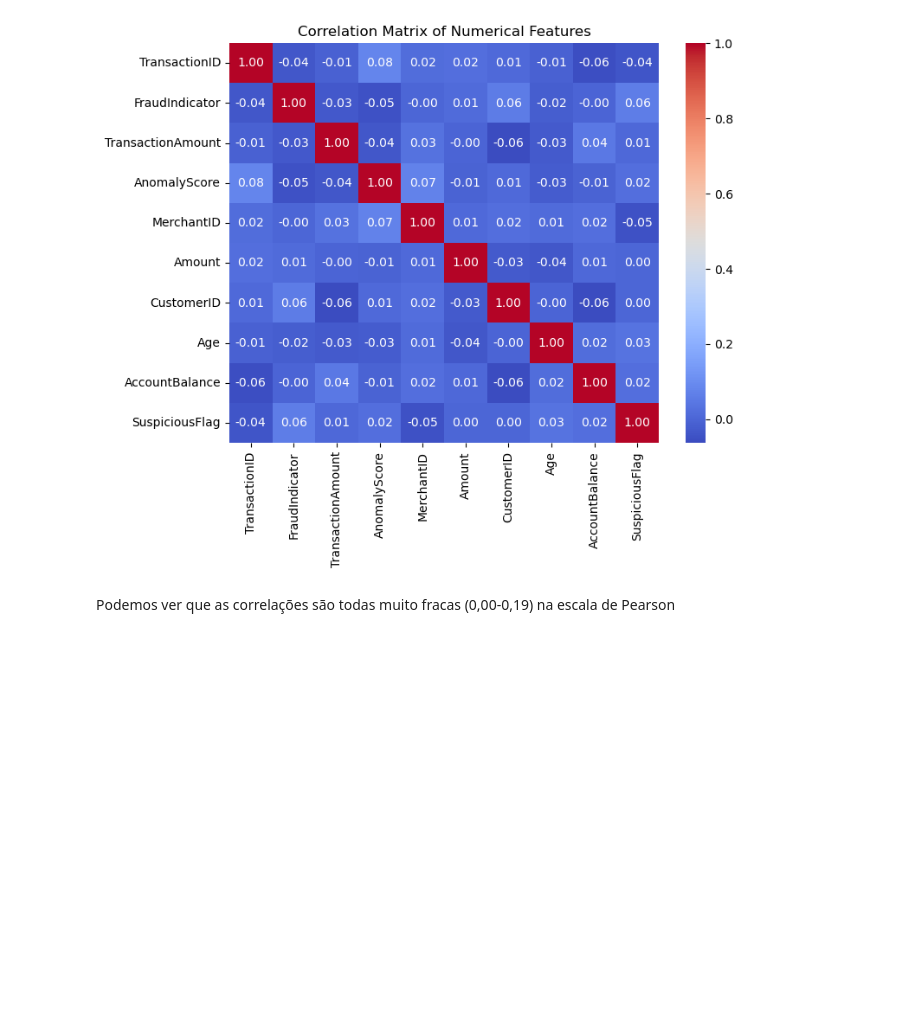
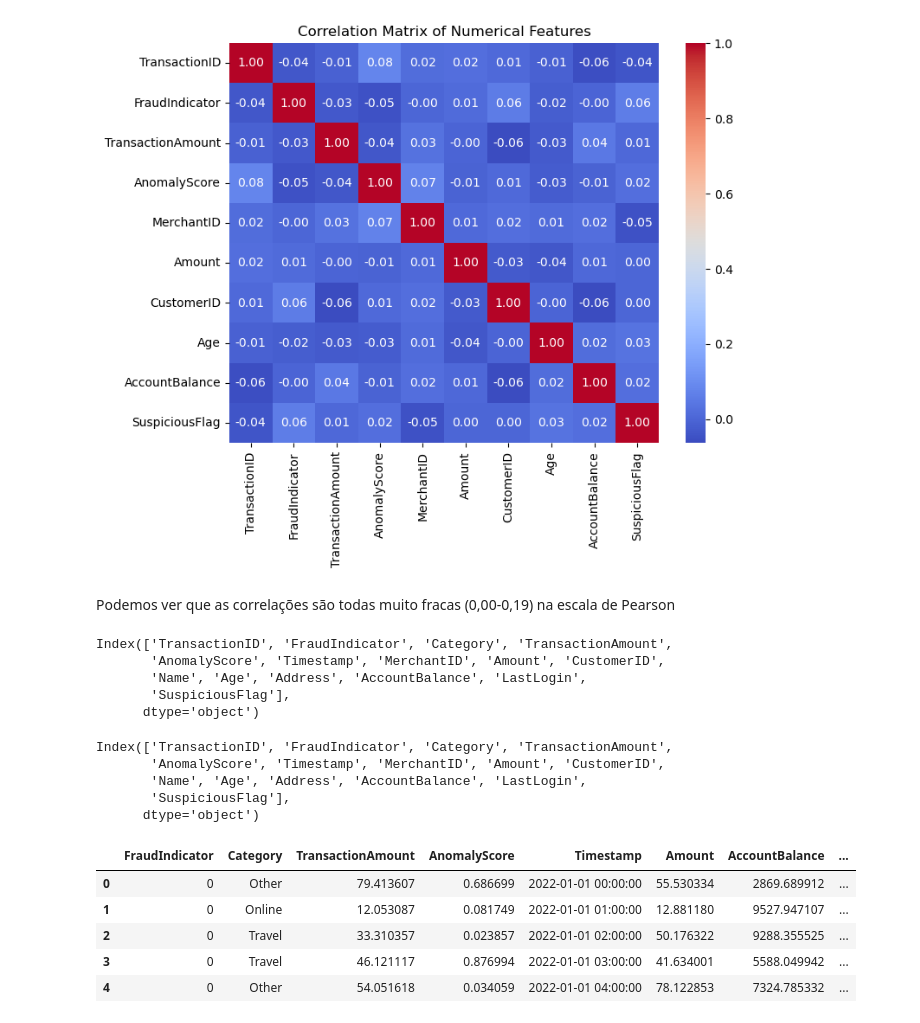
Before and after one commit to Benfiquista35/FraudDetection, a Jupyter notebook: Data/Fraud.ipynb, the cells around one changed output. Cells and saved outputs as stored; diff of their text form; code cells hidden in the pictures; blank space fills up the shorter version.

Commit message:
Feita a Correlation Matrix e alguns plots para avaliar data

```diff
--- a/Data/Fraud.ipynb
+++ b/Data/Fraud.ipynb
@@ -248,3 +248,33 @@ plt.show()
 [figure]
 # %% [markdown]
 Podemos ver que as correlações são todas muito fracas (0,00-0,19) na escala de Pearson
+# %%
+data.columns
+# %% [output]
+Index(['TransactionID', 'FraudIndicator', 'Category', 'TransactionAmount',
+       'AnomalyScore', 'Timestamp', 'MerchantID', 'Amount', 'CustomerID',
+       'Name', 'Age', 'Address', 'AccountBalance', 'LastLogin',
+       'SuspiciousFlag'],
+      dtype='object')
+# %%
+# Dropping columns that are not useful for the model. That are not much correlated
+columns_to_drop = ['TransactionID', 'CustomerID', 'MerchantID', 'Name','Age','Address']
+# %%
+data.columns
+# %% [output]
+Index(['TransactionID', 'FraudIndicator', 'Category', 'TransactionAmount',
+       'AnomalyScore', 'Timestamp', 'MerchantID', 'Amount', 'CustomerID',
+       'Name', 'Age', 'Address', 'AccountBalance', 'LastLogin',
+       'SuspiciousFlag'],
+      dtype='object')
+# %%
+data1 = data.drop(columns=columns_to_drop, axis=1)  # Drop the specified columns from the DataFrame
+data1.columns
+data1.head()
+# %% [output]
+|  | FraudIndicator | Category | TransactionAmount | AnomalyScore | Timestamp | Amount | AccountBalance | ... |
+| 0 | 0 | Other | 79.413607 | 0.686699 | 2022-01-01 00:00:00 | 55.530334 | 2869.689912 | ... |
+| 1 | 0 | Online | 12.053087 | 0.081749 | 2022-01-01 01:00:00 | 12.881180 | 9527.947107 | ... |
+| 2 | 0 | Travel | 33.310357 | 0.023857 | 2022-01-01 02:00:00 | 50.176322 | 9288.355525 | ... |
+| 3 | 0 | Travel | 46.121117 | 0.876994 | 2022-01-01 03:00:00 | 41.634001 | 5588.049942 | ... |
+| 4 | 0 | Other | 54.051618 | 0.034059 | 2022-01-01 04:00:00 | 78.122853 | 7324.785332 | ... |
```
Also changed, not shown: parts of 1 cell of this notebook.
